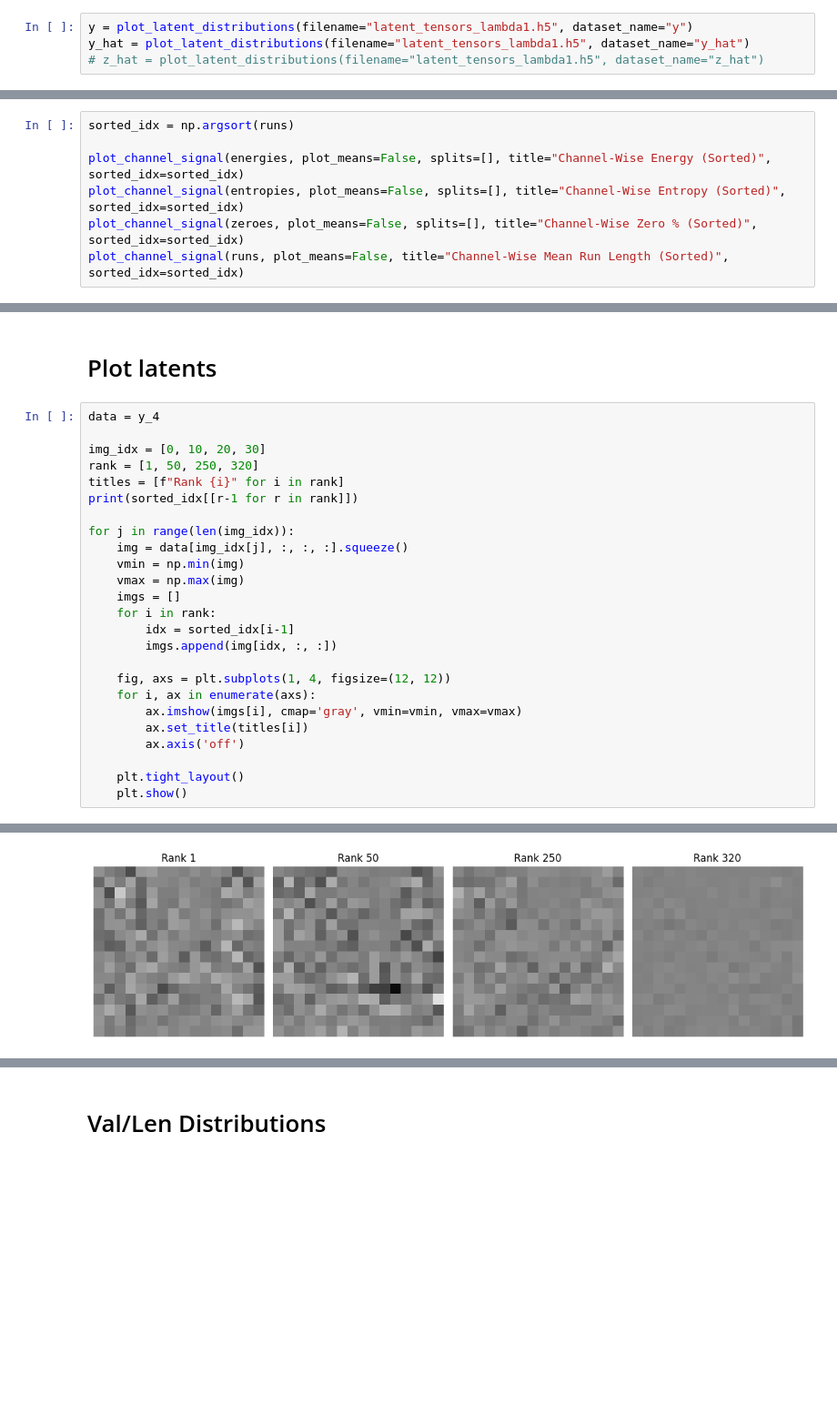
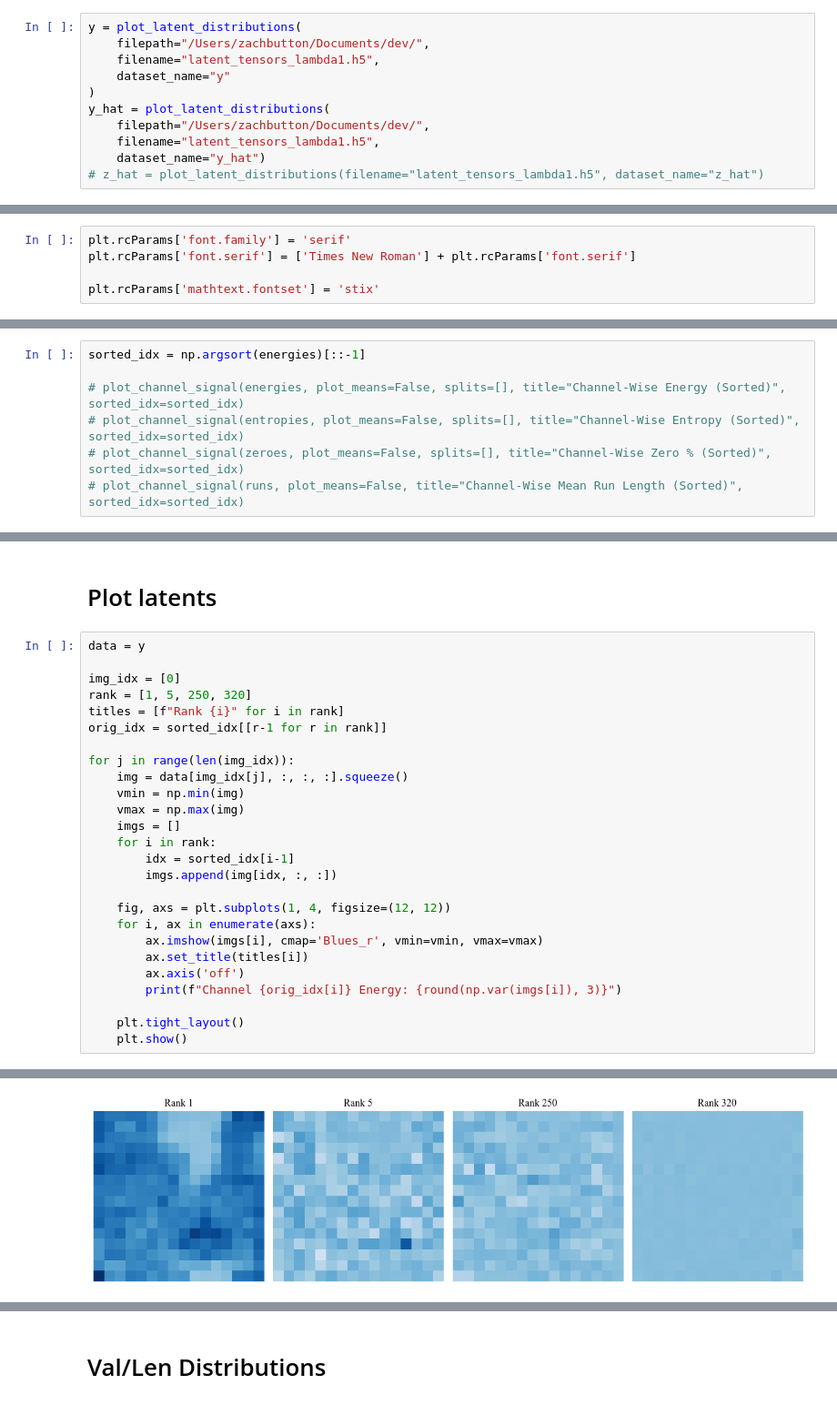
Before and after one commit to zb-umkc/elic_dct, a Jupyter notebook: elic_dct_rle.ipynb, the cells around one changed output, grey strips where cells are left out. Shown at 91% size. Cells and saved outputs as stored; diff of their text form; blank space fills up the shorter version.

```diff
--- a/elic_dct_rle.ipynb
+++ b/elic_dct_rle.ipynb
@@ -41,8 +43,15 @@ def plot_latent_distributions(
 
     return data.squeeze()
 # %%
-y = plot_latent_distributions(filename="latent_tensors_lambda1.h5", dataset_name="y")
-y_hat = plot_latent_distributions(filename="latent_tensors_lambda1.h5", dataset_name="y_hat")
+y = plot_latent_distributions(
+    filepath="/Users/zachbutton/Documents/dev/",
+    filename="latent_tensors_lambda1.h5",
+    dataset_name="y"
+)
+y_hat = plot_latent_distributions(
+    filepath="/Users/zachbutton/Documents/dev/",
+    filename="latent_tensors_lambda1.h5",
+    dataset_name="y_hat")
 # z_hat = plot_latent_distributions(filename="latent_tensors_lambda1.h5", dataset_name="z_hat")
 # %% [output]
 y: <class 'numpy.ndarray'> | (1000, 1, 320, 16, 16)
@@ -63,0 +75,5 @@ Entropy: 2.4607
+# %%
+plt.rcParams['font.family'] = 'serif'
+plt.rcParams['font.serif'] = ['Times New Roman'] + plt.rcParams['font.serif']
+
+plt.rcParams['mathtext.fontset'] = 'stix'
@@ -154,7 +206,7 @@ plot_channel_signal(runs, plot_means=False, plot_medians=False, title="Mean Run
 # %%
-sorted_idx = np.argsort(runs)
+sorted_idx = np.argsort(energies)[::-1]
 
-plot_channel_signal(energies, plot_means=False, splits=[], title="Channel-Wise Energy (Sorted)", sorted_idx=sorted_idx)
-plot_channel_signal(entropies, plot_means=False, splits=[], title="Channel-Wise Entropy (Sorted)", sorted_idx=sorted_idx)
-plot_channel_signal(zeroes, plot_means=False, splits=[], title="Channel-Wise Zero % (Sorted)", sorted_idx=sorted_idx)
-plot_channel_signal(runs, plot_means=False, title="Channel-Wise Mean Run Length (Sorted)", sorted_idx=sorted_idx)
+# plot_channel_signal(energies, plot_means=False, splits=[], title="Channel-Wise Energy (Sorted)", sorted_idx=sorted_idx)
+# plot_channel_signal(entropies, plot_means=False, splits=[], title="Channel-Wise Entropy (Sorted)", sorted_idx=sorted_idx)
+# plot_channel_signal(zeroes, plot_means=False, splits=[], title="Channel-Wise Zero % (Sorted)", sorted_idx=sorted_idx)
+# plot_channel_signal(runs, plot_means=False, title="Channel-Wise Mean Run Length (Sorted)", sorted_idx=sorted_idx)
@@ -211,12 +251,12 @@ Entropy: 3.4970
 # %% [markdown]
 # Plot latents
 # %%
-data = y_4
+data = y
 
-img_idx = [0, 10, 20, 30]
-rank = [1, 50, 250, 320]
+img_idx = [0]
+rank = [1, 5, 250, 320]
 titles = [f"Rank {i}" for i in rank]
-print(sorted_idx[[r-1 for r in rank]])
+orig_idx = sorted_idx[[r-1 for r in rank]]
 
 for j in range(len(img_idx)):
     img = data[img_idx[j], :, :, :].squeeze()
@@ -229,9 +269,10 @@ for j in range(len(img_idx)):
 
     fig, axs = plt.subplots(1, 4, figsize=(12, 12))
     for i, ax in enumerate(axs):
-        ax.imshow(imgs[i], cmap='gray', vmin=vmin, vmax=vmax)
+        ax.imshow(imgs[i], cmap='Blues_r', vmin=vmin, vmax=vmax)
         ax.set_title(titles[i])
         ax.axis('off')
+        print(f"Channel {orig_idx[i]} Energy: {round(np.var(imgs[i]), 3)}")
 
     plt.tight_layout()
     plt.show()
@@ -240 +284 @@ for j in range(len(img_idx)):
-[figure, old version]
+[figure, new version]
```
Also changed, not shown: parts of 22 cells of this notebook.
